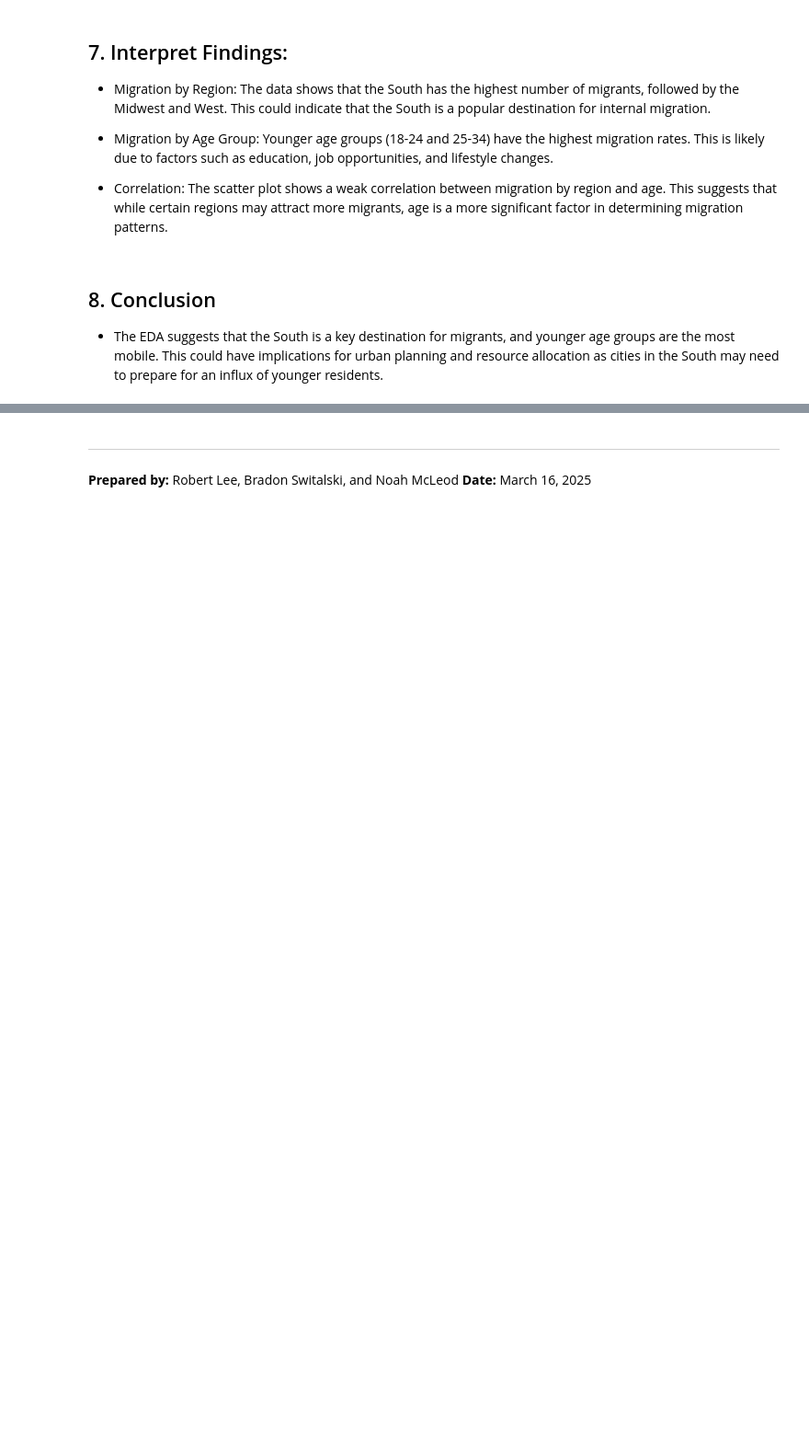
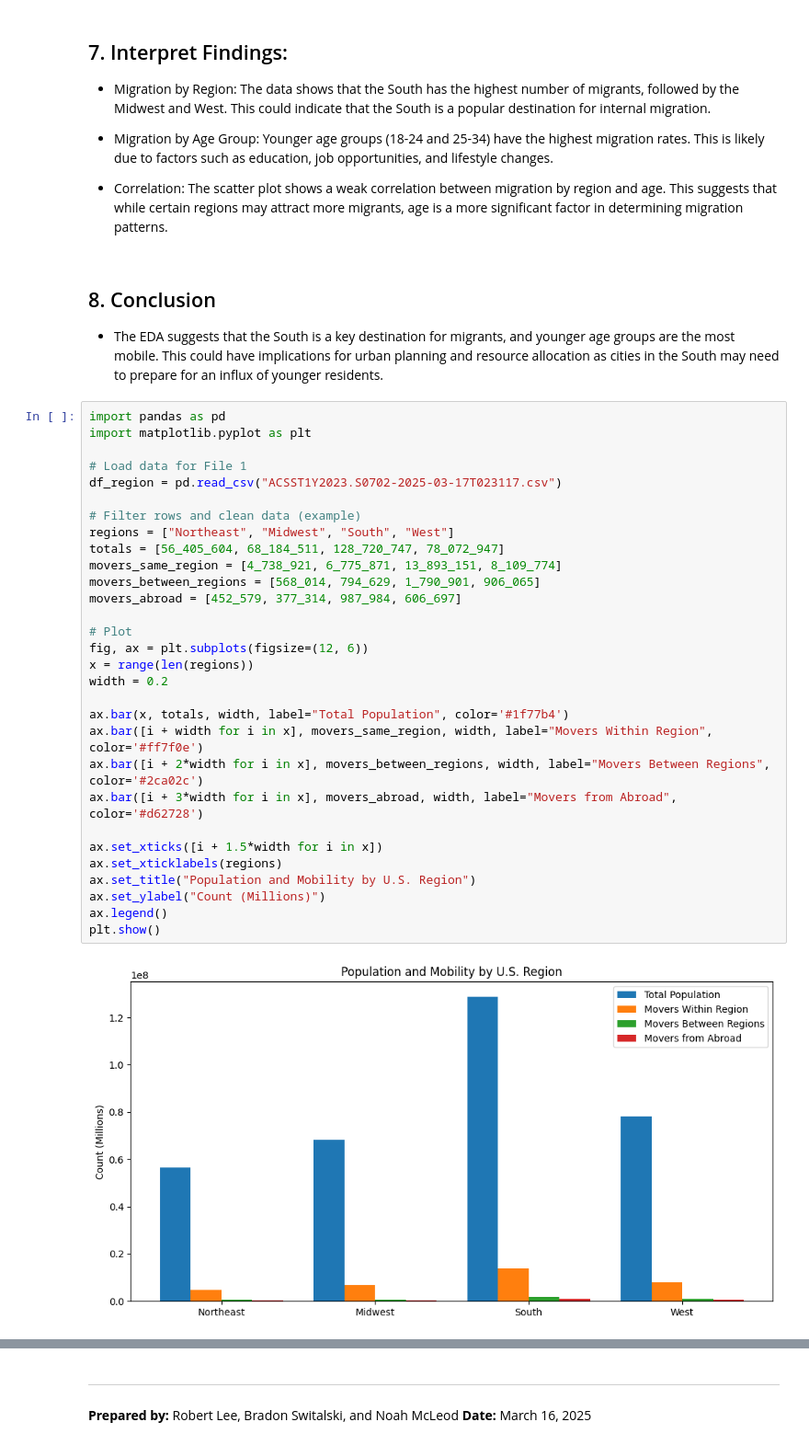
Before and after one commit to SteamedTofu2/DAT490-Capstone, a Jupyter notebook: EDA.ipynb, the cells around one changed output, grey strips where cells are left out. Shown at 92% size. Cells and saved outputs as stored; diff of their text form; blank space fills up the shorter version.

```diff
--- a/EDA.ipynb
+++ b/EDA.ipynb
@@ -339,3 +339,35 @@ plt.show()
 # %% [markdown]
 ## 8. Conclusion
  - The EDA suggests that the South is a key destination for migrants, and younger age groups are the most mobile. This could have implications for urban planning and resource allocation as cities in the South may need to prepare for an influx of younger residents.
+# %%
+import pandas as pd
+import matplotlib.pyplot as plt
+
+# Load data for File 1
+df_region = pd.read_csv("ACSST1Y2023.S0702-2025-03-17T023117.csv")
+
+# Filter rows and clean data (example)
+regions = ["Northeast", "Midwest", "South", "West"]
+totals = [56_405_604, 68_184_511, 128_720_747, 78_072_947]
+movers_same_region = [4_738_921, 6_775_871, 13_893_151, 8_109_774]
+movers_between_regions = [568_014, 794_629, 1_790_901, 906_065]
+movers_abroad = [452_579, 377_314, 987_984, 606_697]
+
+# Plot
+fig, ax = plt.subplots(figsize=(12, 6))
+x = range(len(regions))
+width = 0.2
+
+ax.bar(x, totals, width, label="Total Population", color='#1f77b4')
+ax.bar([i + width for i in x], movers_same_region, width, label="Movers Within Region", color='#ff7f0e')
+ax.bar([i + 2*width for i in x], movers_between_regions, width, label="Movers Between Regions", color='#2ca02c')
+ax.bar([i + 3*width for i in x], movers_abroad, width, label="Movers from Abroad", color='#d62728')
+
+ax.set_xticks([i + 1.5*width for i in x])
+ax.set_xticklabels(regions)
+ax.set_title("Population and Mobility by U.S. Region")
+ax.set_ylabel("Count (Millions)")
+ax.legend()
+plt.show()
+# %% [output]
+[figure, added]
```
Also changed, not shown: parts of 5 cells of this notebook.
